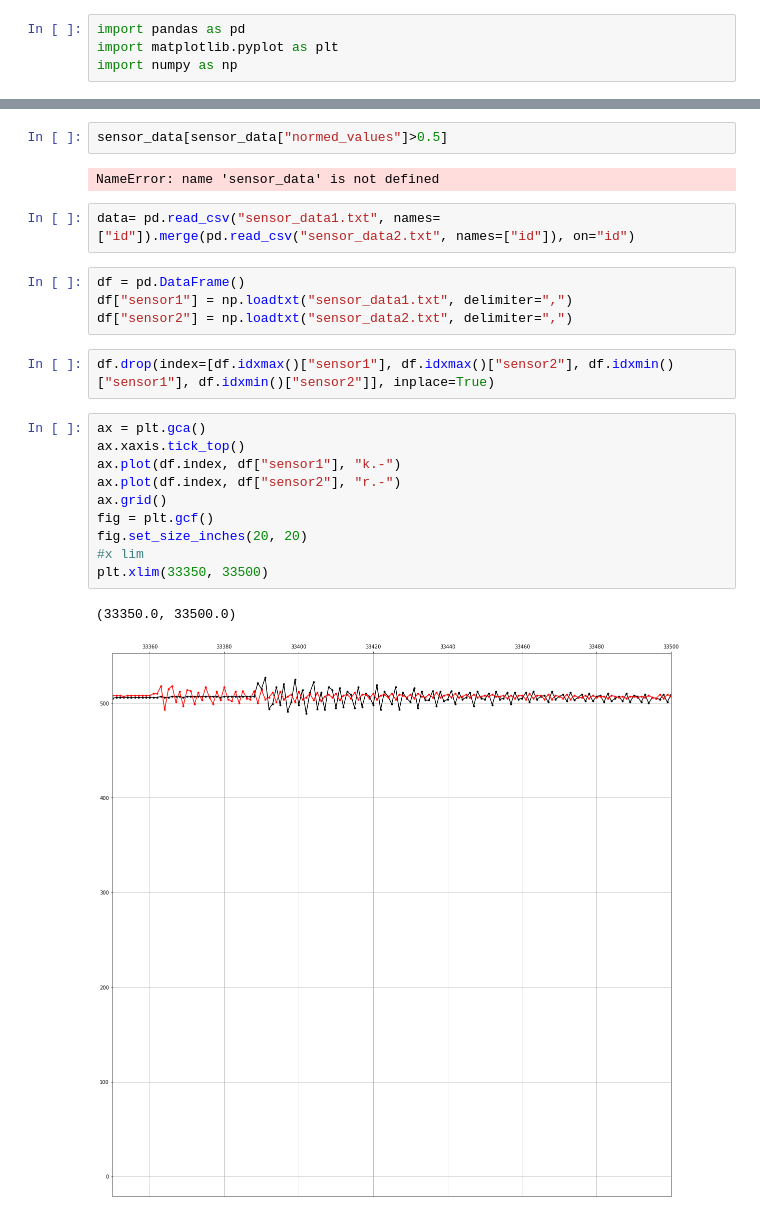
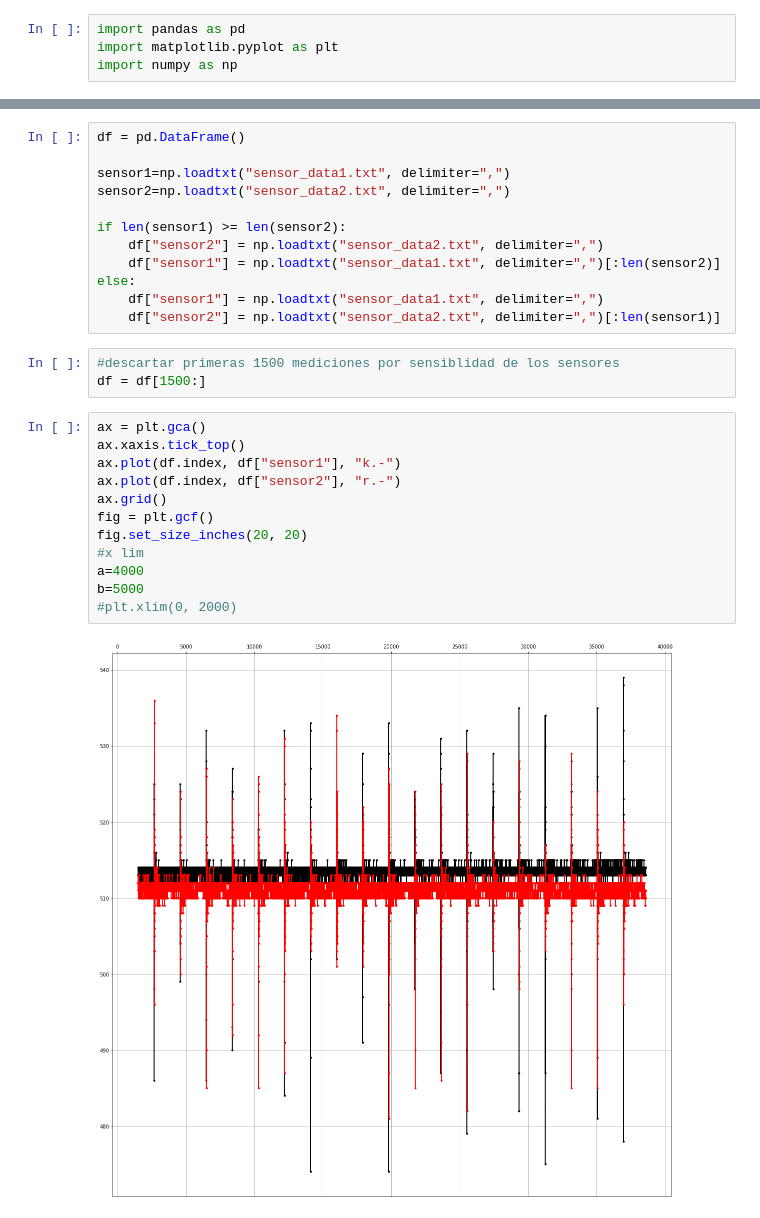
Before and after one commit to santortiz/Sound-velocity-measurement-with-K-means, a Jupyter notebook: identifier.ipynb, the cells around one changed output, grey strips where cells are left out. Saved outputs shown, nothing was run; the diff lists cells and outputs as text.

```diff
--- a/identifier.ipynb
+++ b/identifier.ipynb
@@ -29,26 +5,30 @@ NameError: name 'sensor_data' is not defined
-# %%
-sensor_data[sensor_data["normed_values"]>0.5]
-# %% [output]
-NameError: name 'sensor_data' is not defined
-# %%
-data= pd.read_csv("sensor_data1.txt", names=["id"]).merge(pd.read_csv("sensor_data2.txt", names=["id"]), on="id")
 # %%
 df = pd.DataFrame()
-df["sensor1"] = np.loadtxt("sensor_data1.txt", delimiter=",")
-df["sensor2"] = np.loadtxt("sensor_data2.txt", delimiter=",")
+
+sensor1=np.loadtxt("sensor_data1.txt", delimiter=",")
+sensor2=np.loadtxt("sensor_data2.txt", delimiter=",")
+
+if len(sensor1) >= len(sensor2):
+    df["sensor2"] = np.loadtxt("sensor_data2.txt", delimiter=",")
+    df["sensor1"] = np.loadtxt("sensor_data1.txt", delimiter=",")[:len(sensor2)]
+else:
+    df["sensor1"] = np.loadtxt("sensor_data1.txt", delimiter=",")
+    df["sensor2"] = np.loadtxt("sensor_data2.txt", delimiter=",")[:len(sensor1)]
-# %%
-df.drop(index=[df.idxmax()["sensor1"], df.idxmax()["sensor2"], df.idxmin()["sensor1"], df.idxmin()["sensor2"]], inplace=True)
+# %%
+#descartar primeras 1500 mediciones por sensiblidad de los sensores
+df = df[1500:]
 # %%
 ax = plt.gca()
 ax.xaxis.tick_top()
 ax.plot(df.index, df["sensor1"], "k.-")
 ax.plot(df.index, df["sensor2"], "r.-")
 ax.grid()
 fig = plt.gcf()
 fig.set_size_inches(20, 20)
 #x lim
-plt.xlim(33350, 33500)
+a=4000
+b=5000
+#plt.xlim(0, 2000)
 # %% [output]
-(33350.0, 33500.0)
-[figure, old version]
+[figure, new version]
 # %%
```
Also changed, not shown: parts of 19 cells of this notebook, 5 other files.
